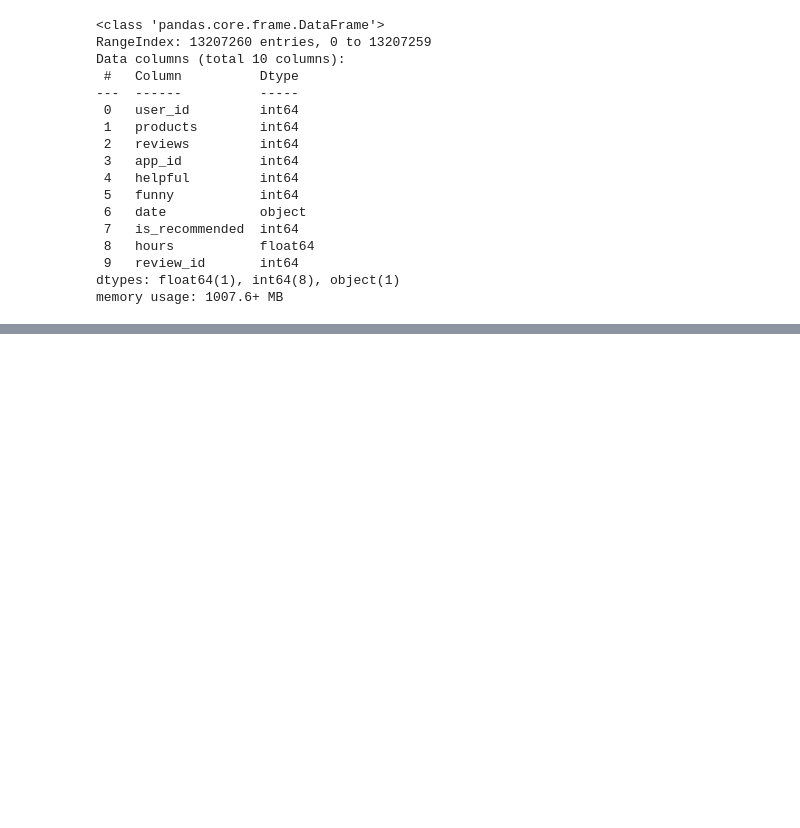
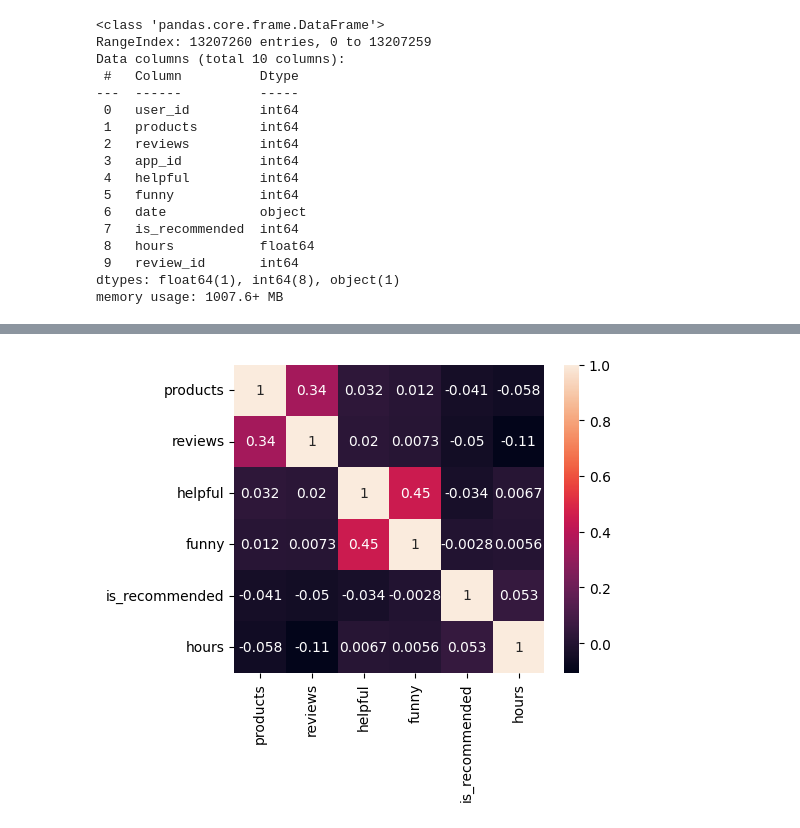
Before and after one commit to slvhuang/DL-Steam-Game-Recommender-System, a Jupyter notebook: 2_eda.ipynb, the cells around one changed output, grey strips where cells are left out. Cells and saved outputs as stored; diff of their text form; code cells hidden in the pictures; blank space fills up the shorter version.

```diff
--- a/2_eda.ipynb
+++ b/2_eda.ipynb
@@ -231,3 +294,14 @@ users_reviews_df.head()
 | 2 | 4191643 | 329 | 4 | 271590 | 0 | 0 | 2022-04-11 | 1 | 397.3 | 3273691 |
 | 3 | 4191643 | 329 | 4 | 1029690 | 0 | 0 | 2022-11-26 | 1 | 67.6 | 8177218 |
 | 4 | 4191643 | 329 | 4 | 1517290 | 12 | 2 | 2021-11-23 | 0 | 1.2 | 12305209 |
+# %%
+# phrasing the date column
+users_reviews_df['date'] = pd.to_datetime(users_reviews_df['date'], format='%Y-%m-%d')
+# %%
+# plot correlation between numerical columns
+plt.figure(figsize=(5, 4))
+cols = ['products', 'reviews', 'helpful', 'funny', 'is_recommended', 'hours']
+sns.heatmap(users_reviews_df[cols].corr(), annot=True)
+plt.show()
+# %% [output]
+[figure, added]
```
Also changed, not shown: parts of 8 cells of this notebook, 1 other file.
